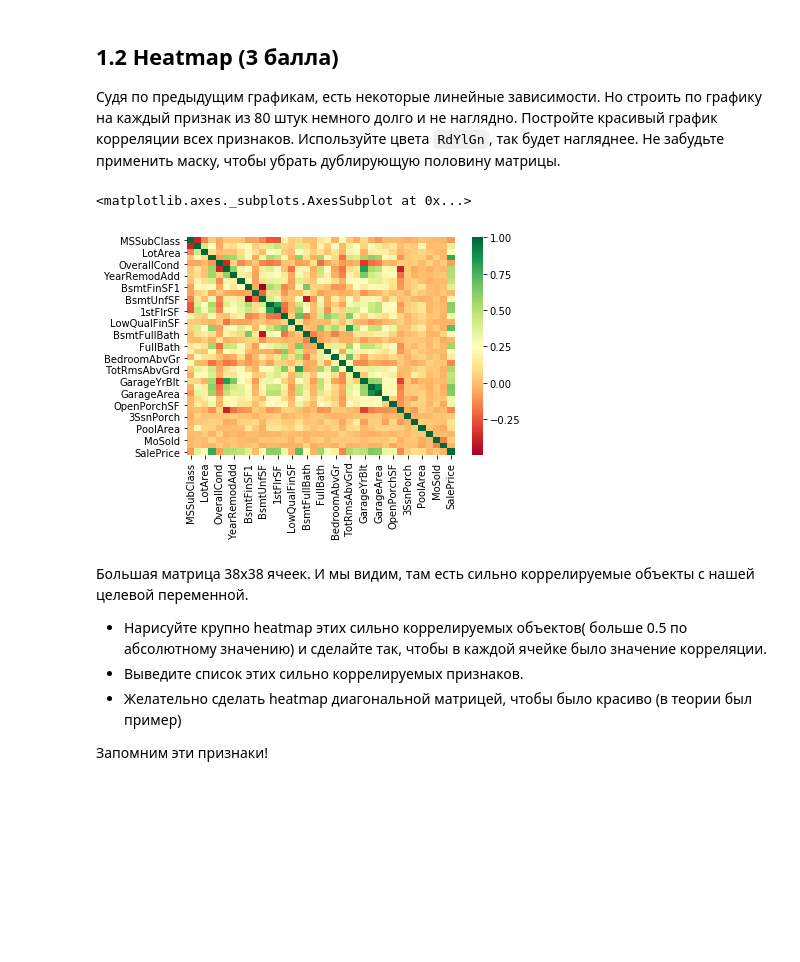
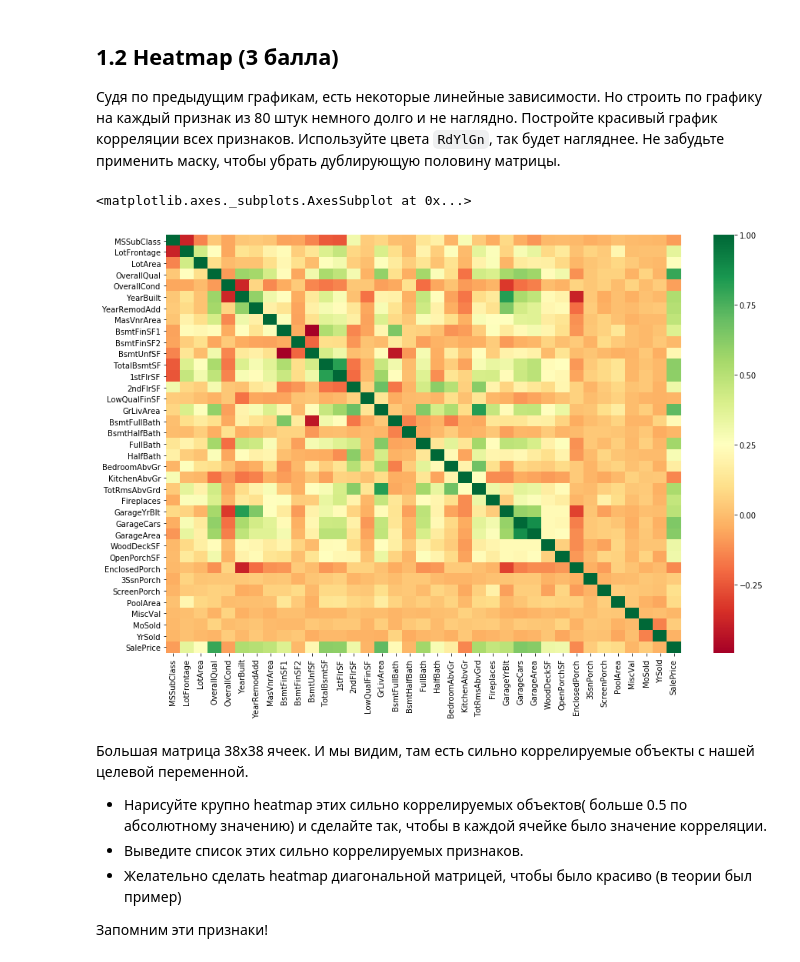
Before and after one commit to KaratsevN/ML-course-by-7-bits, a Jupyter notebook: week6/workshop/week06_workshop_06-01-linear-regression-homework.ipynb, the cells around one changed output. Cells and saved outputs as stored; diff of their text form; code cells hidden in the pictures; blank space fills up the shorter version.

```diff
--- a/week6/workshop/week06_workshop_06-01-linear-regression-homework.ipynb
+++ b/week6/workshop/week06_workshop_06-01-linear-regression-homework.ipynb
@@ -198,10 +198,11 @@ sns.lmplot(data = df, y = 'LotArea', x = 'SalePrice')
 
 Судя по предыдущим графикам, есть некоторые линейные зависимости. Но строить по графику на каждый признак из 80 штук немного долго и не наглядно. Постройте красивый график корреляции всех признаков. Используйте цвета `RdYlGn`, так будет нагляднее. Не забудьте применить маску, чтобы убрать дублирующую половину матрицы.
 # %%
+plt.figure(figsize = (15,10))
 sns.heatmap(df.corr(), cmap='RdYlGn')
 # %% [output]
 <matplotlib.axes._subplots.AxesSubplot at 0x...>
-[figure, old version]
+[figure, new version]
 # %% [markdown]
 Большая матрица 38x38 ячеек. И мы видим, там есть сильно коррелируемые объекты с нашей целевой переменной.
 
```
Also changed, not shown: parts of 2 cells of this notebook, 5 other files.
